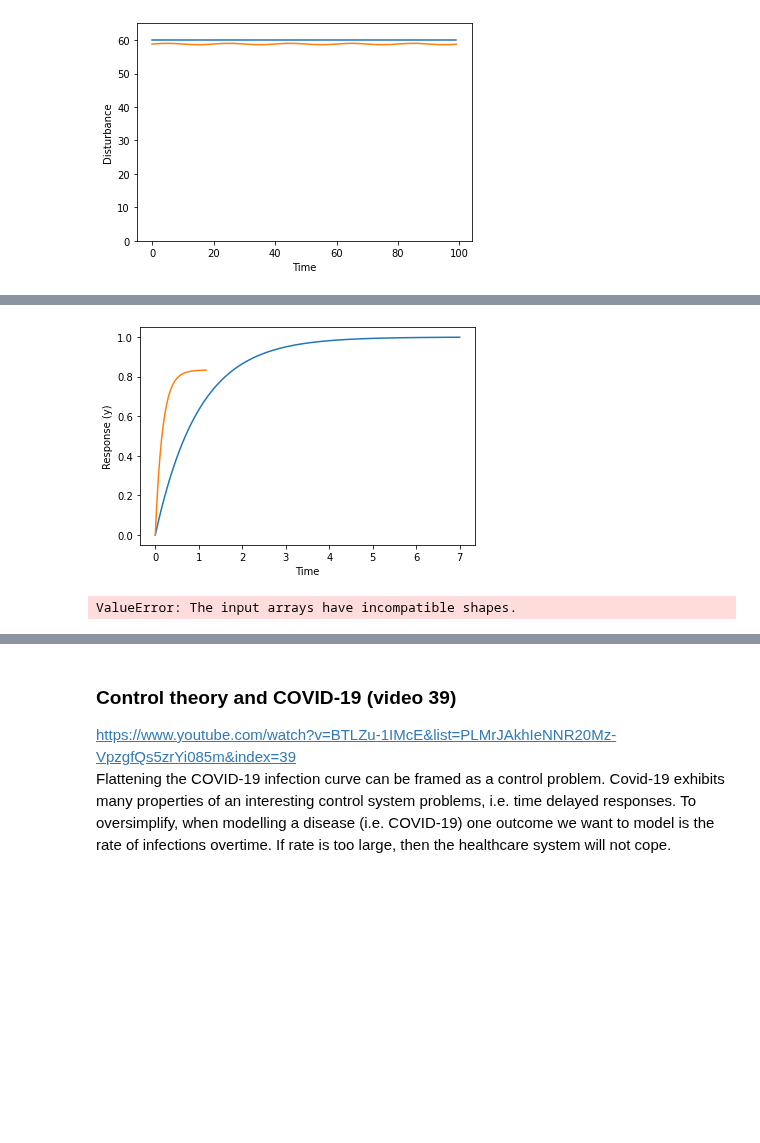
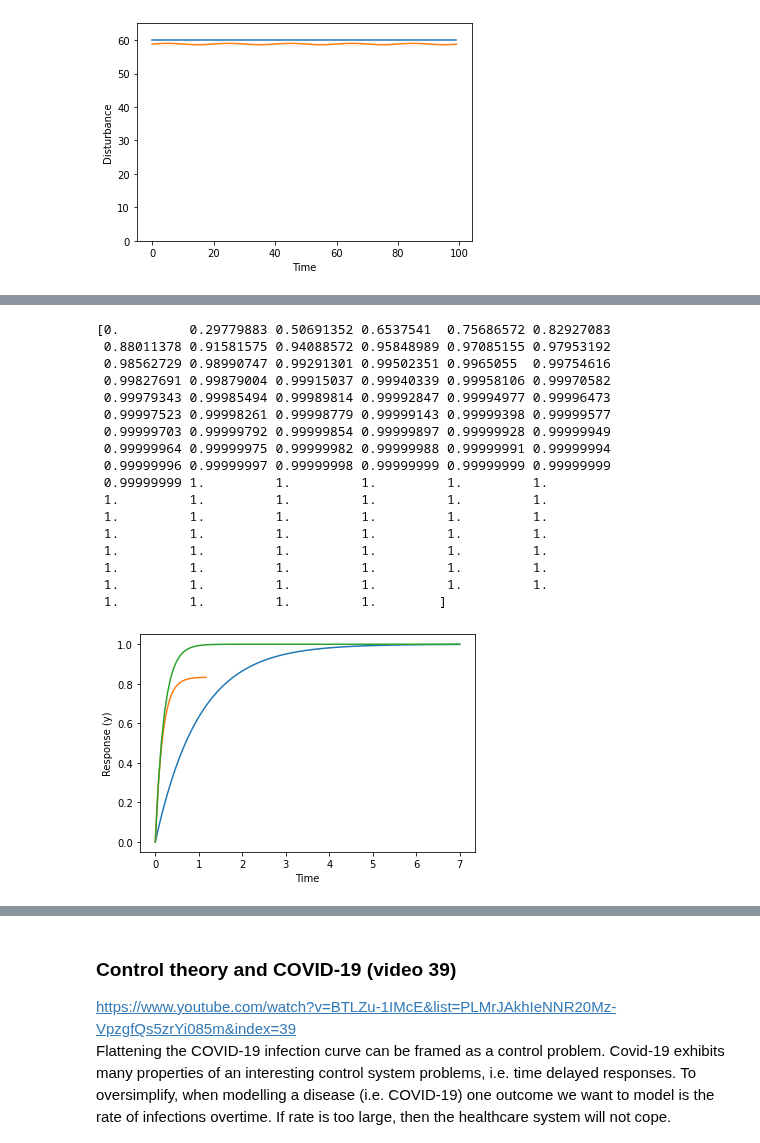
Before and after one commit to jackleekopij/Signal_processing, a Jupyter notebook: Control_bootcamp/Control_bootcamp_intro.ipynb, the cells around one changed output, grey strips where cells are left out. Saved outputs shown, nothing was run; the diff lists cells and outputs as text; code cells hidden in the pictures; blank space fills up the shorter version.

Commit message:
Control bootcamp: Fixed proportional control python code np.array dimensionality issue

```diff
--- a/Control_bootcamp/Control_bootcamp_intro.ipynb
+++ b/Control_bootcamp/Control_bootcamp_intro.ipynb
@@ -501,36 +501,58 @@ $$ y = \begin{bmatrix} 1 & 0 \end{bmatrix}\begin{bmatrix} x \\ z \end{bmatrix}$$
 # %%
 # represent the above system
 
 # no control (open loop)
 no_control_sys = signal.StateSpace(-1.0, 1.0, 1.0, 0.0)
 t1, y1 = signal.step(no_control_sys)
 plt.plot(t1,y1)
 #plt.xlabel("Time")
 #plt.ylabel("Response (y)")
 #plt.show()
 
 
 # proportional control; no integral gain
 K = 5.0
 prop_control = signal.StateSpace(-1 - K, K, 1.0, 0.0)
 t1, y1 = signal.step(prop_control)
 plt.plot(t1,y1)
 plt.xlabel("Time")
 plt.ylabel("Response (y)")
-plt.show()
+# plt.show()
 
 
 # proportional-integral control
-K = 5.0
-prop_control = signal.StateSpace(np.array([[-1.0 - K, K],[-1.0,0.0]]), np.array([[K], [1.0]]), np.array([[1.0], [0.0]]), np.array([[0.0], [0.0]]))
-t1, y1, x1 = signal.step(no_control_sys)
-plt.plot(t1,y1)
+K = 5
+
+a = np.array([[-1.0 - K, K], [-1.0,0.0]])
+b = np.array([[K], [1.0]])
+c = np.array([[1.0, 0.0]])
+d = np.array([[0.0]])
+prop_control = signal.StateSpace(a, b, c, d)
+t1, y1 = signal.step(prop_control)
+print(y1)
+plt.plot(t1,y1 )
 plt.xlabel("Time")
 plt.ylabel("Response (y)")
 plt.show()
 # %% [output]
+[0.         0.29779883 0.50691352 0.6537541  0.75686572 0.82927083
+ 0.88011378 0.91581575 0.94088572 0.95848989 0.97085155 0.97953192
+ 0.98562729 0.98990747 0.99291301 0.99502351 0.9965055  0.99754616
+ 0.99827691 0.99879004 0.99915037 0.99940339 0.99958106 0.99970582
+ 0.99979343 0.99985494 0.99989814 0.99992847 0.99994977 0.99996473
+ 0.99997523 0.99998261 0.99998779 0.99999143 0.99999398 0.99999577
+ 0.99999703 0.99999792 0.99999854 0.99999897 0.99999928 0.99999949
+ 0.99999964 0.99999975 0.99999982 0.99999988 0.99999991 0.99999994
+ 0.99999996 0.99999997 0.99999998 0.99999999 0.99999999 0.99999999
+ 0.99999999 1.         1.         1.         1.         1.
+ 1.         1.         1.         1.         1.         1.
+ 1.         1.         1.         1.         1.         1.
+ 1.         1.         1.         1.         1.         1.
+ 1.         1.         1.         1.         1.         1.
+ 1.         1.         1.         1.         1.         1.
+ 1.         1.         1.         1.         1.         1.
+ 1.         1.         1.         1.        ]
-[figure, old version]
+[figure, new version]
-ValueError: The input arrays have incompatible shapes.
 # %% [markdown]
 ### Sensitivity and complementary Sensitivity (video 31)
 https://www.youtube.com/watch?v=hTu36q5yx20&list=PLMrJAkhIeNNR20Mz-VpzgfQs5zrYi085m&index=31 <br>
```
Also changed, not shown: parts of 1 cell of this notebook.
